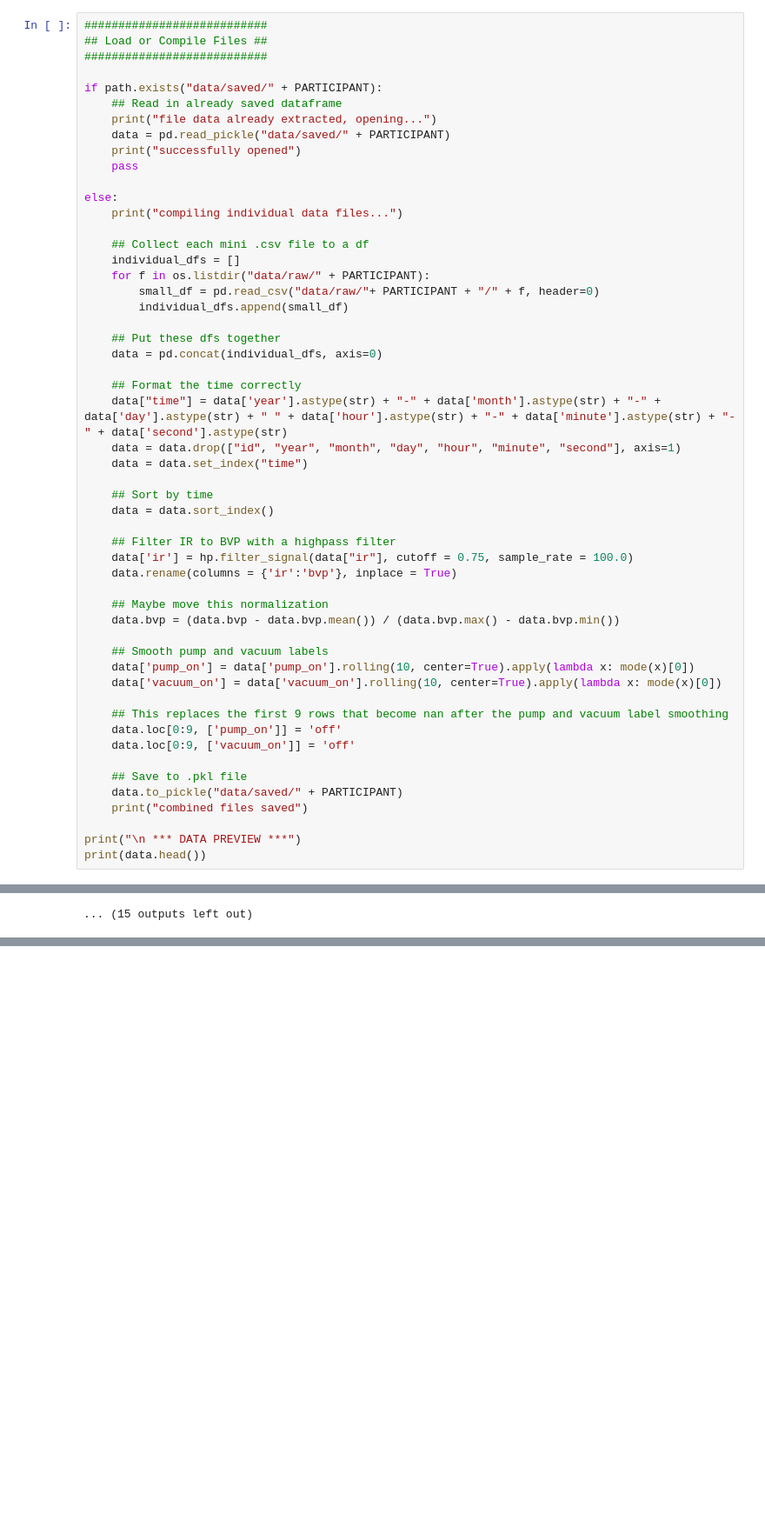
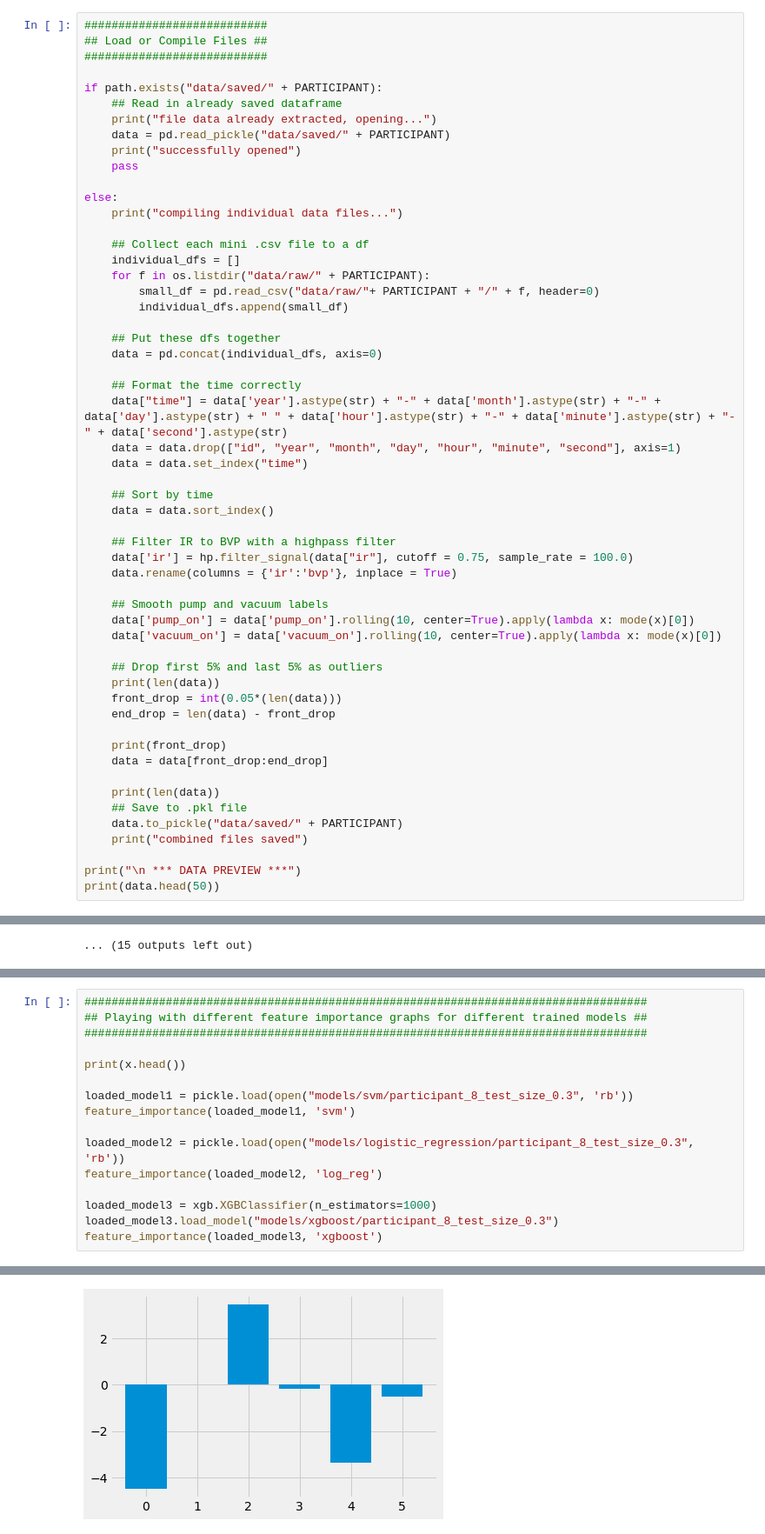
Before and after one commit to victoriaaarmstrong/msc_thesis, a Jupyter notebook: main.ipynb, the cells around one changed output, grey strips where cells are left out. Shown at 87% size. Saved outputs shown, nothing was run; the diff lists cells and outputs as text; blank space fills up the shorter version.

```diff
--- a/main.ipynb
+++ b/main.ipynb
@@ -64,21 +74,23 @@ else:
     data['ir'] = hp.filter_signal(data["ir"], cutoff = 0.75, sample_rate = 100.0)
     data.rename(columns = {'ir':'bvp'}, inplace = True)
 
-    ## Maybe move this normalization
-    data.bvp = (data.bvp - data.bvp.mean()) / (data.bvp.max() - data.bvp.min())
-
     ## Smooth pump and vacuum labels
     data['pump_on'] = data['pump_on'].rolling(10, center=True).apply(lambda x: mode(x)[0])
     data['vacuum_on'] = data['vacuum_on'].rolling(10, center=True).apply(lambda x: mode(x)[0])
 
-    ## This replaces the first 9 rows that become nan after the pump and vacuum label smoothing
-    data.loc[0:9, ['pump_on']] = 'off'
-    data.loc[0:9, ['vacuum_on']] = 'off'
+    ## Drop first 5% and last 5% as outliers
+    print(len(data))
+    front_drop = int(0.05*(len(data)))
+    end_drop = len(data) - front_drop
 
+    print(front_drop)
+    data = data[front_drop:end_drop]
+
+    print(len(data))
     ## Save to .pkl file
     data.to_pickle("data/saved/" + PARTICIPANT)
     print("combined files saved")
 
 print("\n *** DATA PREVIEW ***")
-print(data.head())
+print(data.head(50))
 # %% [output]
@@ -603,0 +492,17 @@ Please also refer to the documentation for alternative solver options:
+# %%
+###################################################################################
+## Playing with different feature importance graphs for different trained models ##
+###################################################################################
+
+print(x.head())
+
+loaded_model1 = pickle.load(open("models/svm/participant_8_test_size_0.3", 'rb'))
+feature_importance(loaded_model1, 'svm')
+
+loaded_model2 = pickle.load(open("models/logistic_regression/participant_8_test_size_0.3", 'rb'))
+feature_importance(loaded_model2, 'log_reg')
+
+loaded_model3 = xgb.XGBClassifier(n_estimators=1000)
+loaded_model3.load_model("models/xgboost/participant_8_test_size_0.3")
+feature_importance(loaded_model3, 'xgboost')
+# %% [output]
@@ -603,0 +522 @@ Please also refer to the documentation for alternative solver options:
+[figure, added]
```
Also changed, not shown: parts of 7 cells of this notebook.
